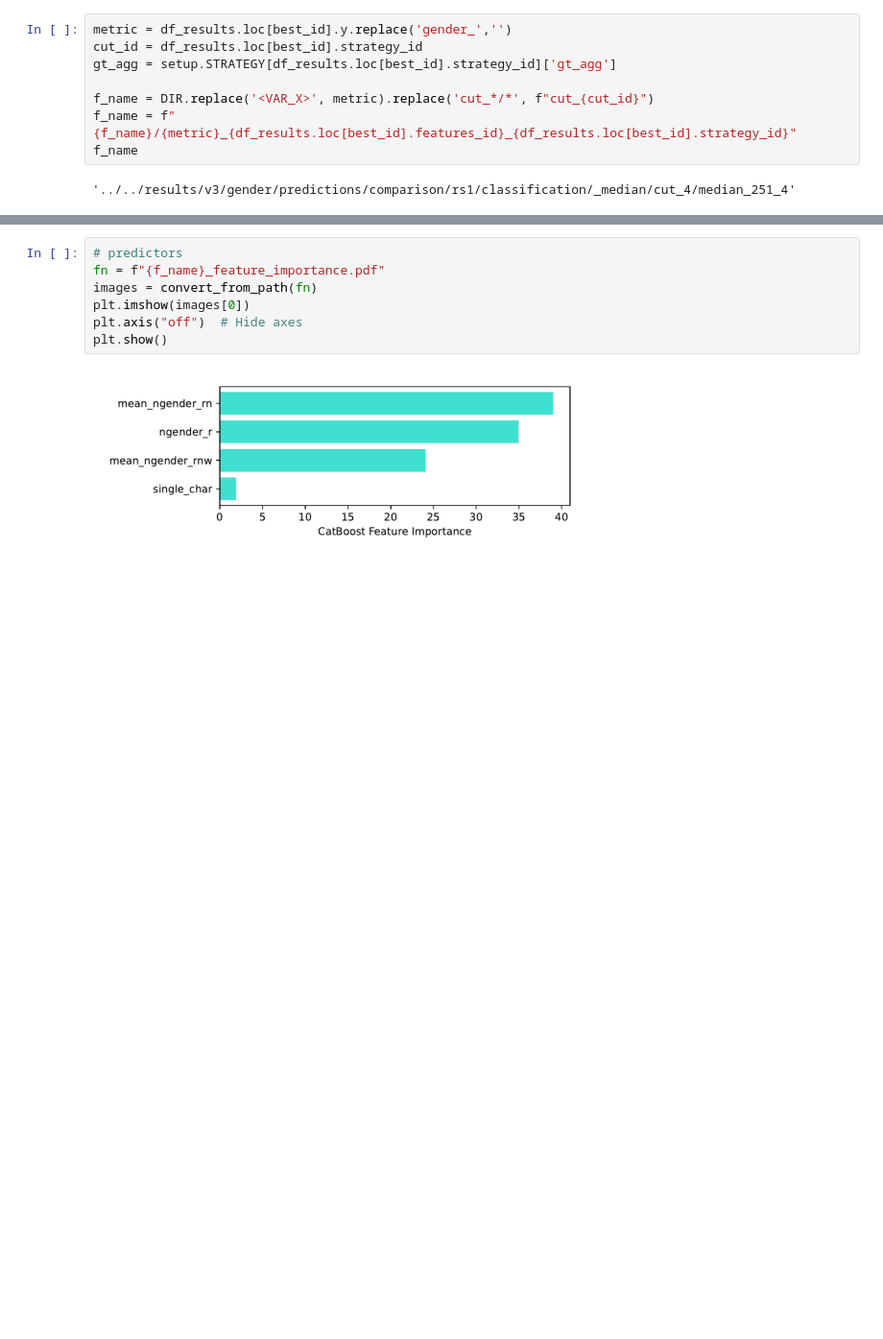
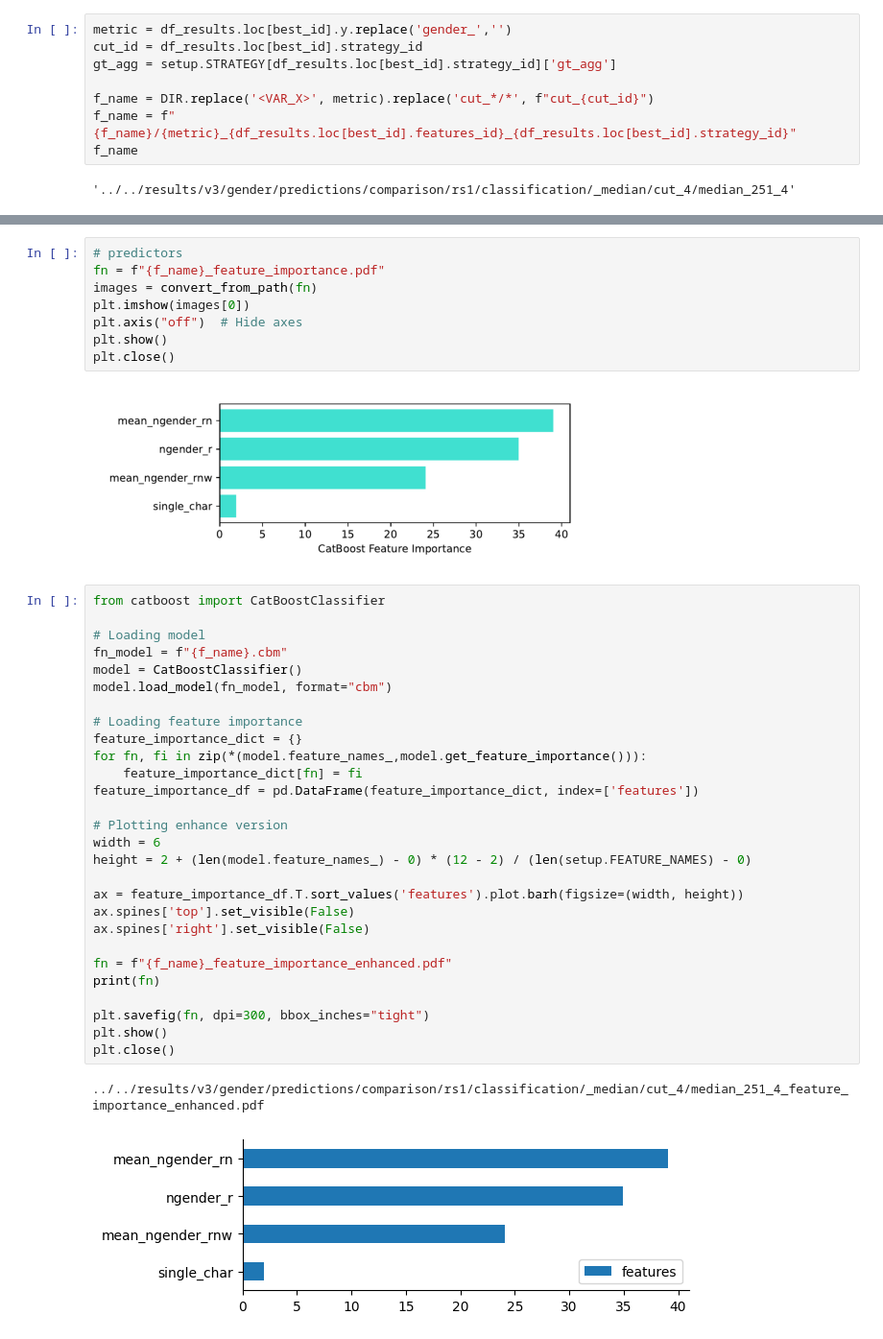
Before and after one commit to CSHVienna/chinese-names-gender, a Jupyter notebook: code/notebooks/predictions_classification.ipynb, the cells around one changed output, grey strips where cells are left out. Shown at 96% size. Cells and saved outputs as stored; diff of their text form; blank space fills up the shorter version.

Commit message:
reploting feature importance

```diff
--- a/code/notebooks/predictions_classification.ipynb
+++ b/code/notebooks/predictions_classification.ipynb
@@ -141,5 +143,37 @@ images = convert_from_path(fn)
 plt.imshow(images[0])
 plt.axis("off")  # Hide axes
 plt.show()
+plt.close()
 # %% [output]
 [figure]
+# %%
+from catboost import CatBoostClassifier
+
+# Loading model
+fn_model = f"{f_name}.cbm"
+model = CatBoostClassifier()
+model.load_model(fn_model, format="cbm")
+
+# Loading feature importance
+feature_importance_dict = {}
+for fn, fi in zip(*(model.feature_names_,model.get_feature_importance())):
+    feature_importance_dict[fn] = fi
+feature_importance_df = pd.DataFrame(feature_importance_dict, index=['features'])
+
+# Plotting enhance version
+width = 6
+height = 2 + (len(model.feature_names_) - 0) * (12 - 2) / (len(setup.FEATURE_NAMES) - 0)
+
+ax = feature_importance_df.T.sort_values('features').plot.barh(figsize=(width, height))
+ax.spines['top'].set_visible(False)
+ax.spines['right'].set_visible(False)
+
+fn = f"{f_name}_feature_importance_enhanced.pdf"
+print(fn)
+
+plt.savefig(fn, dpi=300, bbox_inches="tight")
+plt.show()
+plt.close()
+# %% [output]
+../../results/v3/gender/predictions/comparison/rs1/classification/_median/cut_4/median_251_4_feature_importance_enhanced.pdf
+[figure, added]
```
Also changed, not shown: parts of 2 cells of this notebook, 2 other files.
